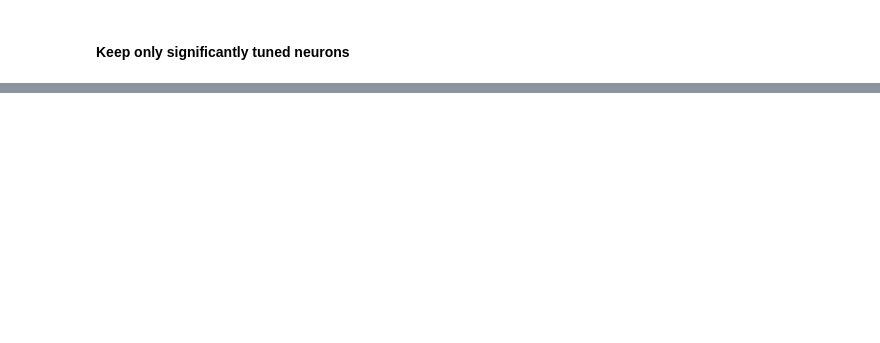
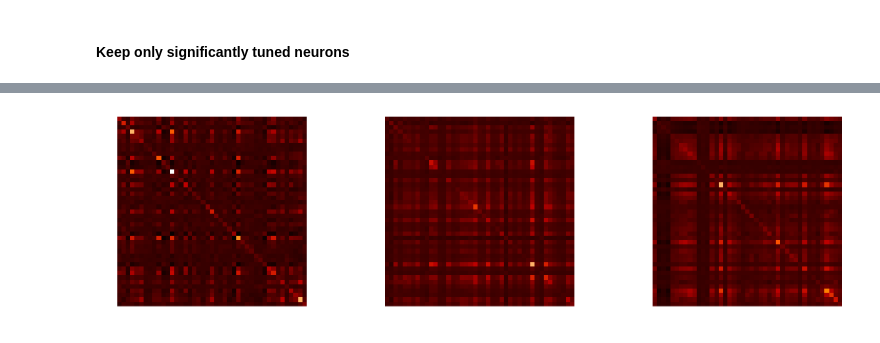
Before and after one commit to clarafy/covariance-dictionary, a Jupyter notebook: mouse_data.ipynb, the cells around one changed output, grey strips where cells are left out. Saved outputs shown, nothing was run; the diff lists cells and outputs as text; code cells hidden in the pictures; blank space fills up the shorter version.

```diff
--- a/mouse_data.ipynb
+++ b/mouse_data.ipynb
@@ -233,0 +210,15 @@ plt.legend(['Element ' + str(i) for i in range(k)]);
+# %%
+sns.set(rc={'axes.grid':'off', 'figure.facecolor':'white'})
+plt.figure(figsize=(16, 4))
+
+vmin = np.min(admm.dictionary)
+vmax = np.max(admm.dictionary)
+
+# Bilateral covariance is clearly pulled out
+for i in range(k):
+    plt.subplot(1, k, i + 1)
+    c = covdict.reform(admm.dictionary[:, i], n)
+    plt.imshow(c, interpolation='None', cmap='gist_heat', vmin=vmin, vmax=vmax);
+    plt.axis('off');
+# %% [output]
+[figure, added]
```
Also changed, not shown: parts of 16 cells of this notebook, 1 other file.
